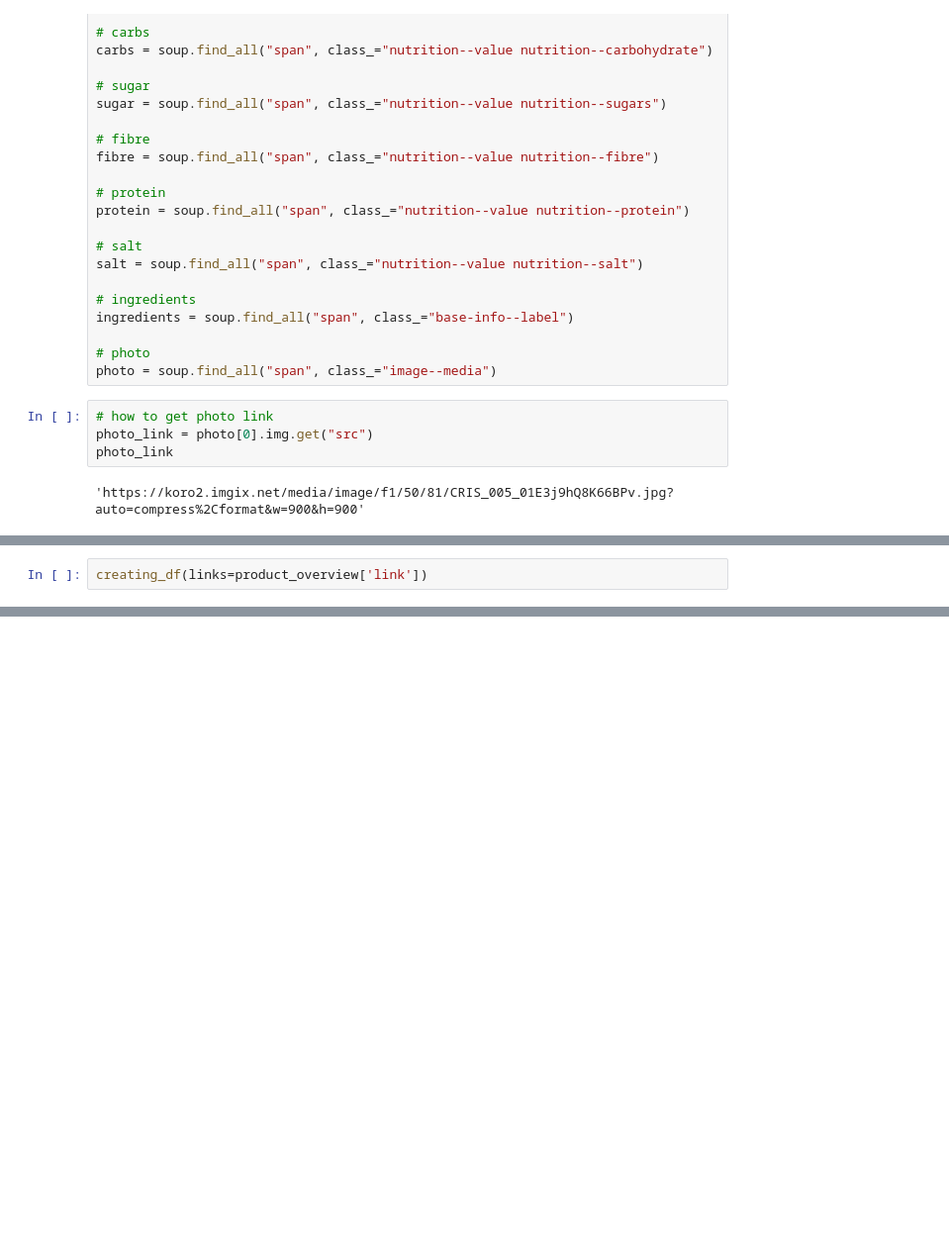
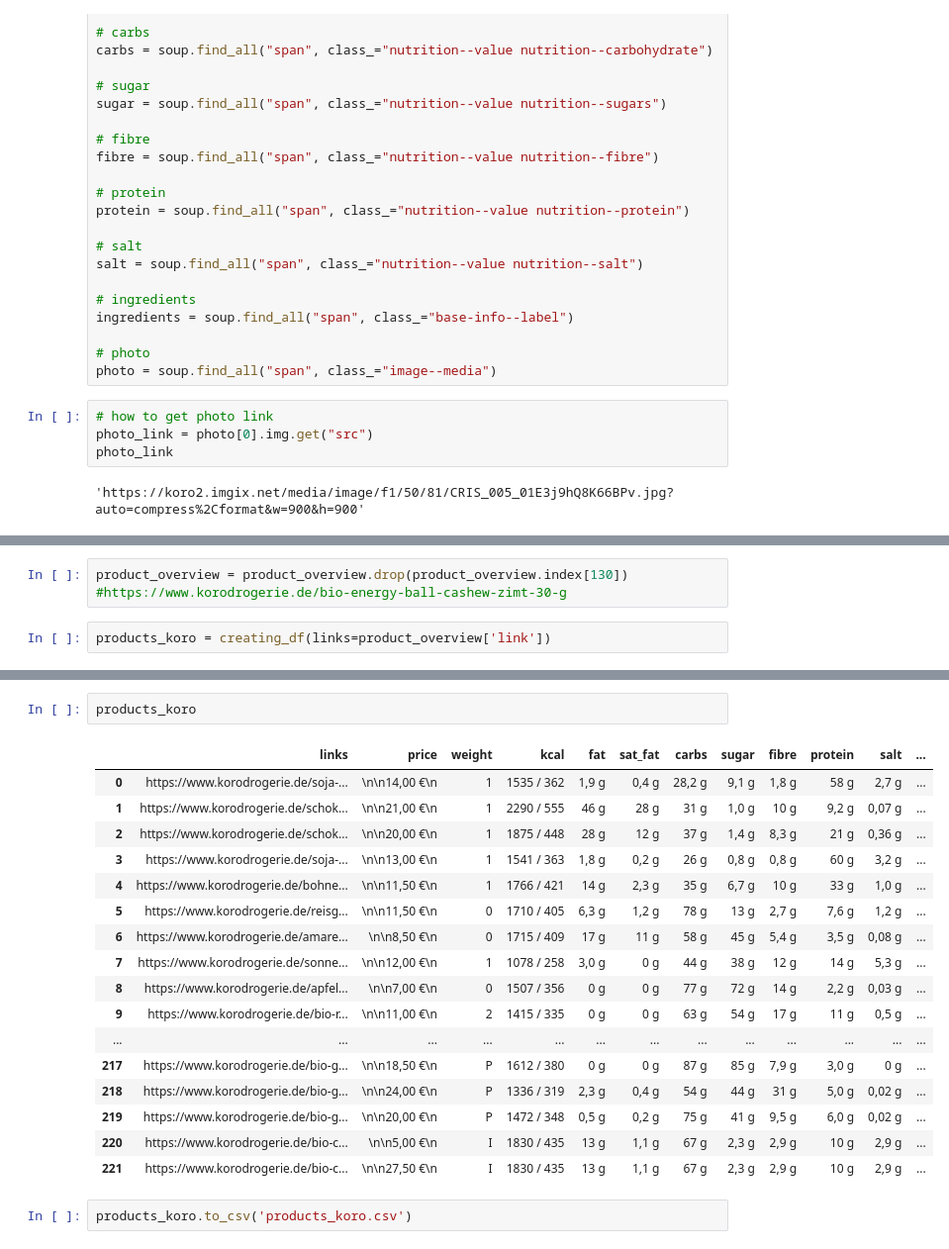
Before and after one commit to katharina-beriault/Final_Project_Vegan-Snack-Recommender_Clustering, a Jupyter notebook: Web_scraping.ipynb, the cells around one changed output, grey strips where cells are left out. Shown: that part at 99% size. Drawn from its saved outputs; the diff is of its cells as text; blank space fills up the shorter version.

```diff
--- a/Web_scraping.ipynb
+++ b/Web_scraping.ipynb
@@ -307,3 +386,5 @@ creating_df(links=['https://www.korodrogerie.de/schokodrops-mit-xylit-1-kg'])
+# %%
+product_overview = product_overview.drop(product_overview.index[130]) #https://www.korodrogerie.de/bio-energy-ball-cashew-zimt-30-g
 # %%
-creating_df(links=product_overview['link'])
+products_koro = creating_df(links=product_overview['link'])
 # %% [output]
@@ -310,0 +444,22 @@ ValueError: array length 1 does not match index length 100
+# %%
+products_koro
+# %% [output]
+|  | links | price | weight | kcal | fat | sat_fat | carbs | sugar | fibre | protein | salt | ... |
+| 0 | https://www.korodrogerie.de/soja-... | \n\n14,00 €\n | 1 | 1535 / 362 | 1,9 g | 0,4 g | 28,2 g | 9,1 g | 1,8 g | 58 g | 2,7 g | ... |
+| 1 | https://www.korodrogerie.de/schok... | \n\n21,00 €\n | 1 | 2290 / 555 | 46 g | 28 g | 31 g | 1,0 g | 10 g | 9,2 g | 0,07 g | ... |
+| 2 | https://www.korodrogerie.de/schok... | \n\n20,00 €\n | 1 | 1875 / 448 | 28 g | 12 g | 37 g | 1,4 g | 8,3 g | 21 g | 0,36 g | ... |
+| 3 | https://www.korodrogerie.de/soja-... | \n\n13,00 €\n | 1 | 1541 / 363 | 1,8 g | 0,2 g | 26 g | 0,8 g | 0,8 g | 60 g | 3,2 g | ... |
+| 4 | https://www.korodrogerie.de/bohne... | \n\n11,50 €\n | 1 | 1766 / 421 | 14 g | 2,3 g | 35 g | 6,7 g | 10 g | 33 g | 1,0 g | ... |
+| 5 | https://www.korodrogerie.de/reisg... | \n\n11,50 €\n | 0 | 1710 / 405 | 6,3 g | 1,2 g | 78 g | 13 g | 2,7 g | 7,6 g | 1,2 g | ... |
+| 6 | https://www.korodrogerie.de/amare... | \n\n8,50 €\n | 0 | 1715 / 409 | 17 g | 11 g | 58 g | 45 g | 5,4 g | 3,5 g | 0,08 g | ... |
+| 7 | https://www.korodrogerie.de/sonne... | \n\n12,00 €\n | 1 | 1078 / 258 | 3,0 g | 0 g | 44 g | 38 g | 12 g | 14 g | 5,3 g | ... |
+| 8 | https://www.korodrogerie.de/apfel... | \n\n7,00 €\n | 0 | 1507 / 356 | 0 g | 0 g | 77 g | 72 g | 14 g | 2,2 g | 0,03 g | ... |
+| 9 | https://www.korodrogerie.de/bio-r... | \n\n11,00 €\n | 2 | 1415 / 335 | 0 g | 0 g | 63 g | 54 g | 17 g | 11 g | 0,5 g | ... |
+| ... | ... | ... | ... | ... | ... | ... | ... | ... | ... | ... | ... | ... |
+| 217 | https://www.korodrogerie.de/bio-g... | \n\n18,50 €\n | P | 1612 / 380 | 0 g | 0 g | 87 g | 85 g | 7,9 g | 3,0 g | 0 g | ... |
+| 218 | https://www.korodrogerie.de/bio-g... | \n\n24,00 €\n | P | 1336 / 319 | 2,3 g | 0,4 g | 54 g | 44 g | 31 g | 5,0 g | 0,02 g | ... |
+| 219 | https://www.korodrogerie.de/bio-g... | \n\n20,00 €\n | P | 1472 / 348 | 0,5 g | 0,2 g | 75 g | 41 g | 9,5 g | 6,0 g | 0,02 g | ... |
+| 220 | https://www.korodrogerie.de/bio-c... | \n\n5,00 €\n | I | 1830 / 435 | 13 g | 1,1 g | 67 g | 2,3 g | 2,9 g | 10 g | 2,9 g | ... |
+| 221 | https://www.korodrogerie.de/bio-c... | \n\n27,50 €\n | I | 1830 / 435 | 13 g | 1,1 g | 67 g | 2,3 g | 2,9 g | 10 g | 2,9 g | ... |
+# %%
+products_koro.to_csv('products_koro.csv')
```
Also changed, not shown: parts of 23 cells of this notebook.
